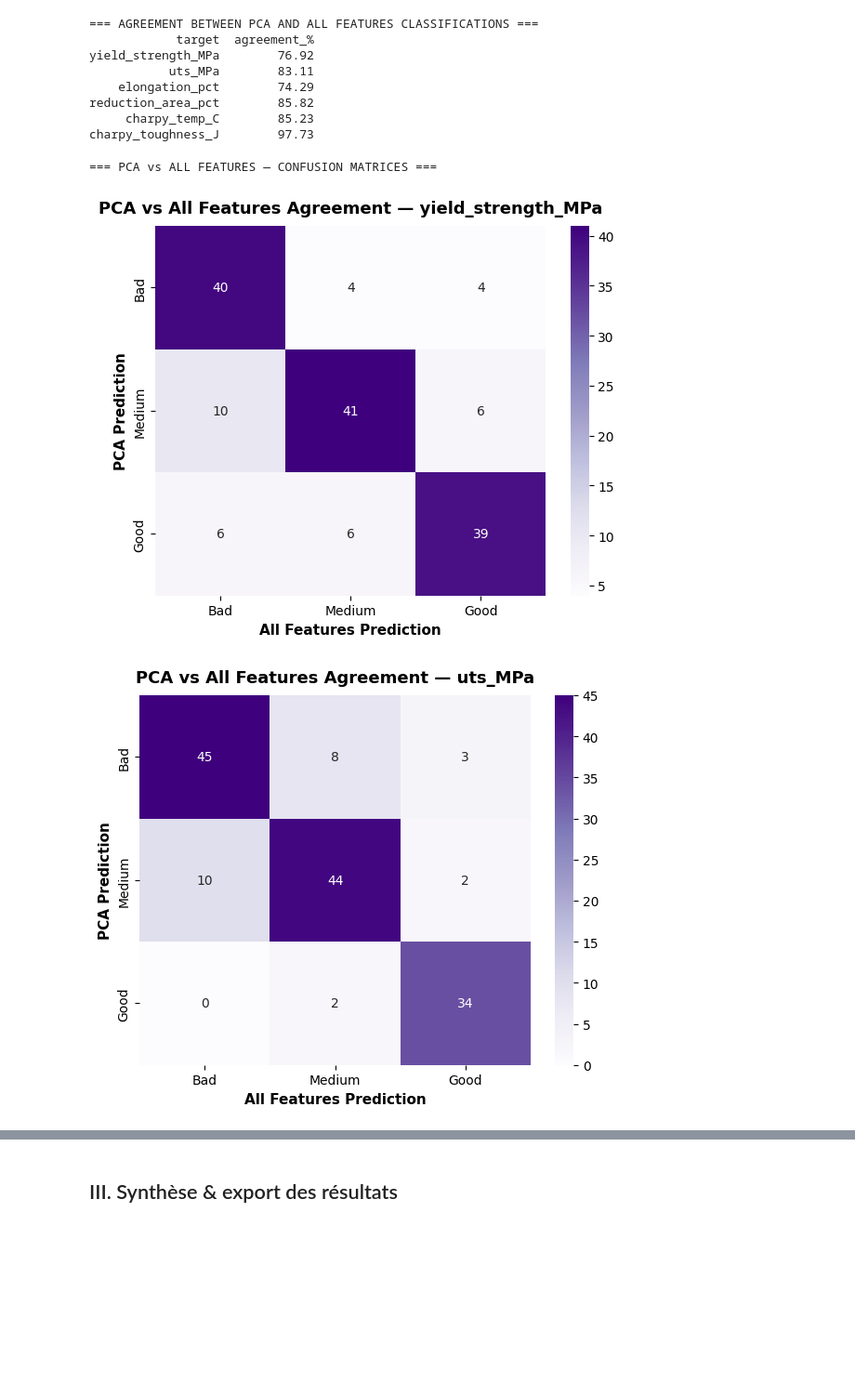
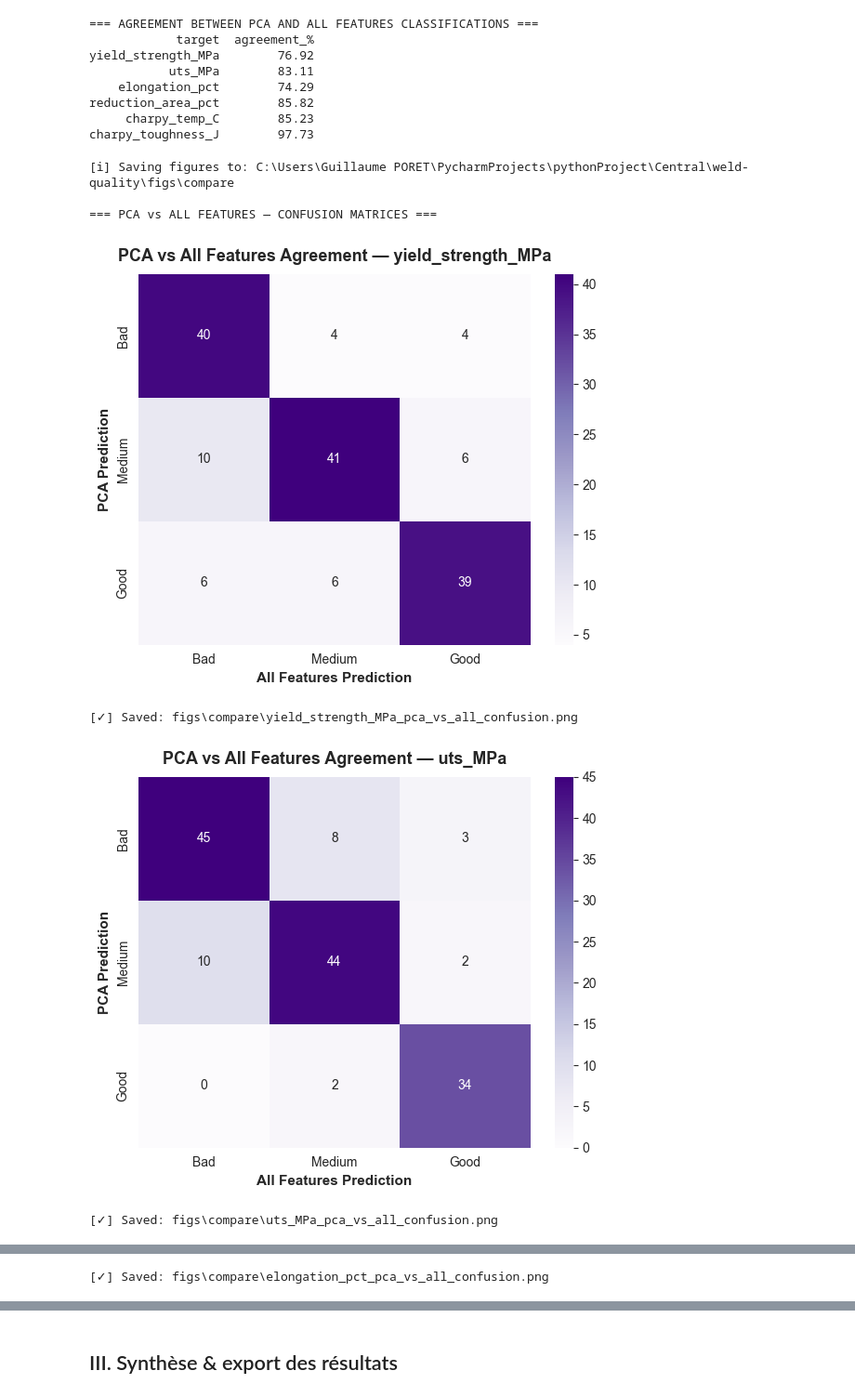
Before and after one commit to kevlariii/weld-quality, a Jupyter notebook: src/compare/compare1.ipynb, the cells around one changed output, grey strips where cells are left out. Shown: that part at 93% size. Cells and saved outputs as stored; diff of their text form; code cells hidden in the pictures; blank space fills up the shorter version.

Commit message:
Add confusion matrix saving and visualization (figs/compare)

```diff
--- a/src/compare/compare1.ipynb
+++ b/src/compare/compare1.ipynb
@@ -200,45 +200,78 @@ reduction_area_pct        85.82
 charpy_toughness_J        97.73
 # %%
 # --------------------------------------------------
-# 5) matrices de confusion
+# 5) matrices de confusion — sauvegarde dans weld-quality/figs/compare
 # --------------------------------------------------
 
 from sklearn.metrics import confusion_matrix
 import seaborn as sns
 import matplotlib.pyplot as plt
+
+# Détecter la racine du projet (weld-quality)
+def find_project_root(start: Path = Path.cwd()) -> Path:
+    p = start.resolve()
+    for _ in range(10):
+        if (p / "figs").exists() or (p / "results").exists():
+            return p
+        p = p.parent
+    return start.resolve()
+
+PROJECT_ROOT = find_project_root()
+FIGS_DIR = PROJECT_ROOT / "figs" / "compare"
+FIGS_DIR.mkdir(parents=True, exist_ok=True)
+
+print(f"[i] Saving figures to: {FIGS_DIR.resolve()}\n")
 
 TARGETS = [
     "yield_strength_MPa",
     "uts_MPa",
     "elongation_pct",
     "reduction_area_pct",
     "charpy_temp_C",
     "charpy_toughness_J",
 ]
 
 print("=== PCA vs ALL FEATURES — CONFUSION MATRICES ===\n")
 
 for target in TARGETS:
-    # Charger les prédictions
     pca_pred_path = RESULTS_ROOT / target / "pca" / "RF_SelfTraining_predictions.csv"
     all_pred_path = RESULTS_ROOT / target / "all_features" / "RF_SelfTraining_predictions.csv"
+
     if not (pca_pred_path.exists() and all_pred_path.exists()):
         print(f"[!] Skipped {target} — Missing prediction files")
         continue
+
     y_pca = pd.read_csv(pca_pred_path)["predicted"].astype(int)
     y_all = pd.read_csv(all_pred_path)["predicted"].astype(int)
-    # Matrice de confusion
-    cm = confusion_matrix(y_pca, y_all, labels=[0,1,2])
-    plt.figure(figsize=(6,5))
-    sns.heatmap(cm, annot=True, fmt='d', cmap='Purples',
-                xticklabels=['Bad','Medium','Good'],
-                yticklabels=['Bad','Medium','Good'])
+
+    cm = confusion_matrix(y_pca, y_all, labels=[0, 1, 2])
+
+    plt.figure(figsize=(6, 5))
+    sns.heatmap(
+        cm,
+        annot=True,
+        fmt='d',
+        cmap='Purples',
+        xticklabels=['Bad', 'Medium', 'Good'],
+        yticklabels=['Bad', 'Medium', 'Good']
+    )
     plt.xlabel("All Features Prediction", fontsize=11, fontweight='bold')
     plt.ylabel("PCA Prediction", fontsize=11, fontweight='bold')
     plt.title(f"PCA vs All Features Agreement — {target}", fontsize=13, fontweight='bold', pad=10)
     plt.tight_layout()
+
+    # Sauvegarde dans weld-quality/figs/compare/
+    out_path = FIGS_DIR / f"{target}_pca_vs_all_confusion.png"
+    plt.savefig(out_path, dpi=300, bbox_inches='tight')
     plt.show()
+    plt.close()
+
+    print(f"[✓] Saved: {out_path.relative_to(PROJECT_ROOT)}")
 # %% [output]
+[i] Saving figures to: C:\Users\Guillaume PORET\PycharmProjects\pythonProject\Central\weld-quality\figs\compare
+
 === PCA vs ALL FEATURES — CONFUSION MATRICES ===
-[figure, old version]
+[figure, new version]
+[✓] Saved: figs\compare\yield_strength_MPa_pca_vs_all_confusion.png
-[figure, old version]
+[figure, new version]
+[✓] Saved: figs\compare\uts_MPa_pca_vs_all_confusion.png
@@ -245,0 +279 @@ for target in TARGETS:
+[✓] Saved: figs\compare\elongation_pct_pca_vs_all_confusion.png
```
Also changed, not shown: parts of 3 cells of this notebook, 7 other files.
